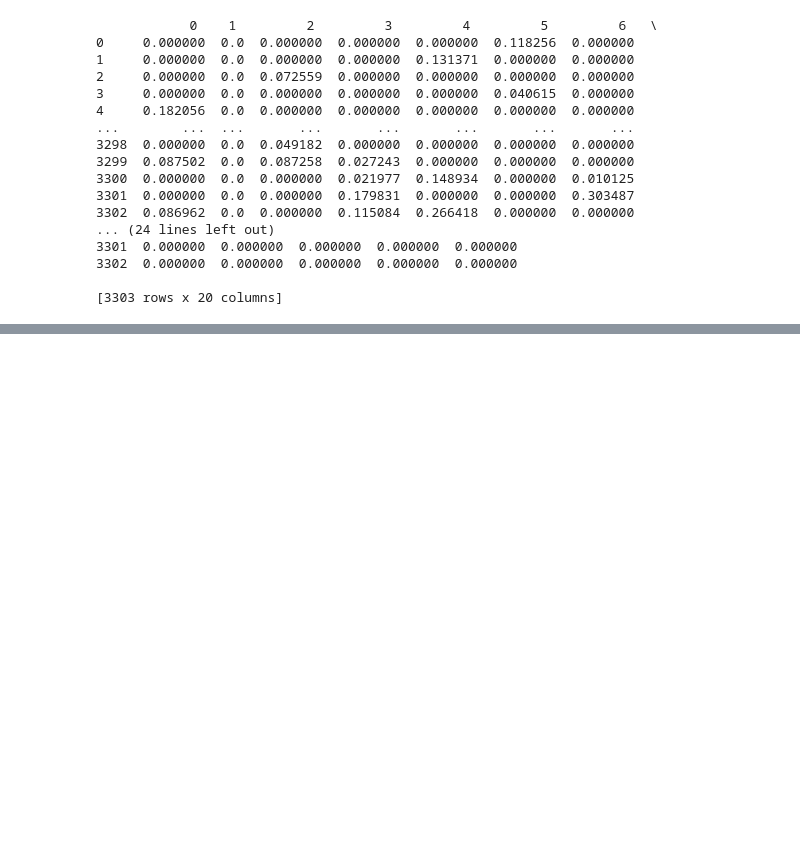
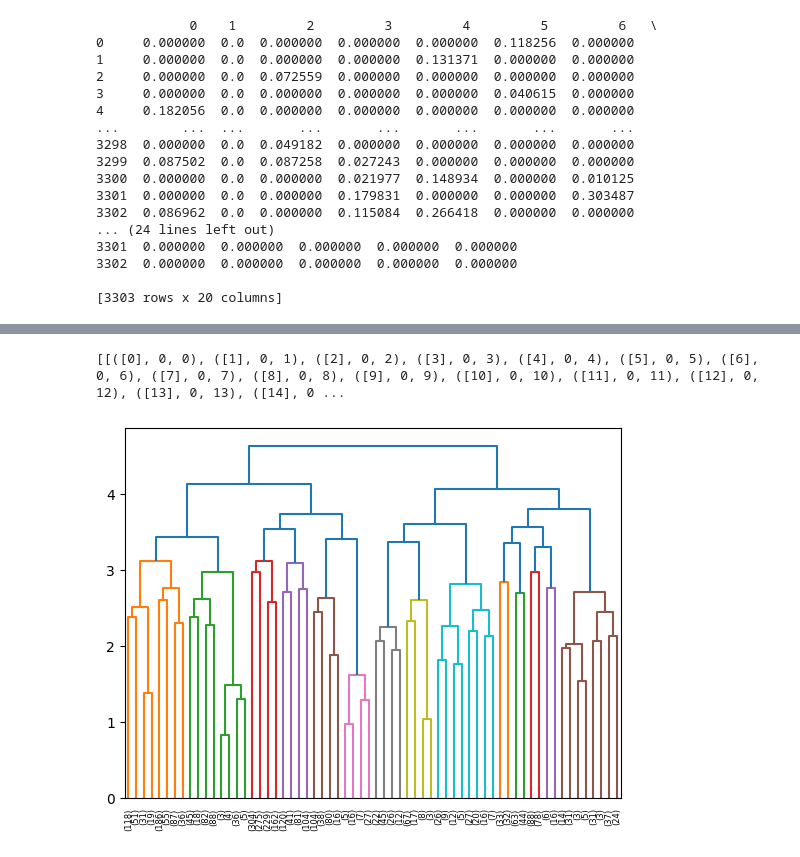
Before and after one commit to korah91/MineriaClustering, a Jupyter notebook: supremeCourt.ipynb, the cells around one changed output, grey strips where cells are left out. Drawn from its saved outputs; the diff is of its cells as text; code cells hidden in the pictures; blank space fills up the shorter version.

```diff
--- a/supremeCourt.ipynb
+++ b/supremeCourt.ipynb
@@ -256,2 +285,36 @@ for k in k_clusters:
+# %%
+print(list_of_clusters)
+# %% [output]
+[[([0], 0, 0), ([1], 0, 1), ([2], 0, 2), ([3], 0, 3), ([4], 0, 4), ([5], 0, 5), ([6], 0, 6), ([7], 0, 7), ([8], 0, 8), ([9], 0, 9), ([10], 0, 10), ([11], 0, 11), ([12], 0, 12), ([13], 0, 13), ([14], 0 ...
+# %%
+import numpy as np
+
+from scipy.cluster.hierarchy import dendrogram
+
+def plot_dendrogram(tree, distances, labels):
+    # Create linkage matrix and then plot the dendrogram
+
+    # create the counts of samples under each node
+    counts = np.zeros(len(tree))
+    n_samples = len(labels)
+    for i, merge in enumerate(tree):
+        current_count = 0
+        for child_idx in merge:
+            if child_idx < n_samples:
+                current_count += 1  # leaf node
+            else:
+                current_count += counts[child_idx - n_samples]
+        counts[i] = current_count
+
+    linkage_matrix = np.column_stack(
+        [tree, distances, counts]
+    ).astype(float)
+
+    # Plot the corresponding dendrogram
+    dendrogram(linkage_matrix, truncate_mode="level", p=5)
+
+plot_dendrogram(tree,tree_distances,labels_PCA)
+# %% [output]
+[figure, added]
 # %%
 import matplotlib.pyplot as plt
```
Also changed, not shown: parts of 7 cells of this notebook.
